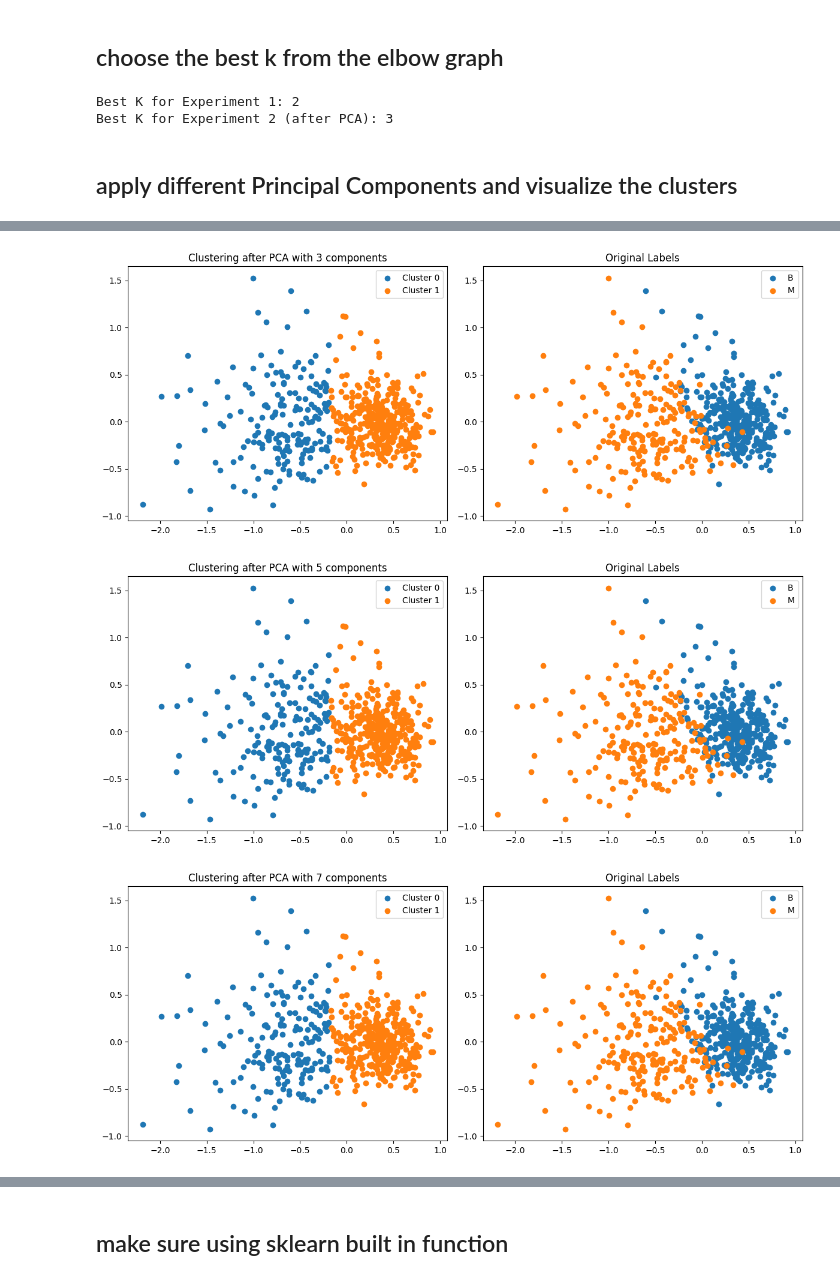
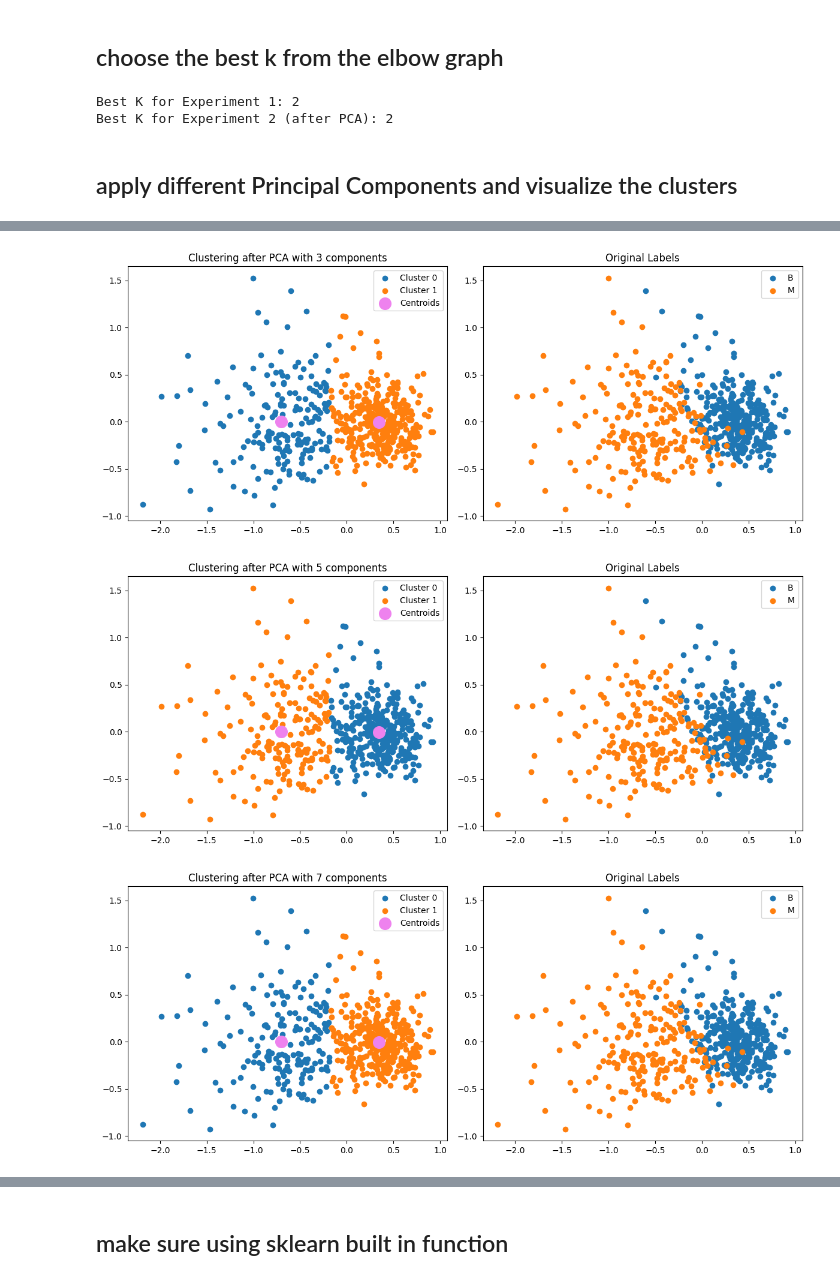
Before and after one commit to Tahker-w-tadmeer/intro_to_ml, a Jupyter notebook: ass 4-PCA and Kmeans/breast_cancer.ipynb, the cells around one changed output, grey strips where cells are left out. Drawn from its saved outputs; the diff is of its cells as text; code cells hidden in the pictures.

```diff
--- a/ass 4-PCA and Kmeans/breast_cancer.ipynb
+++ b/ass 4-PCA and Kmeans/breast_cancer.ipynb
@@ -195,6 +206,8 @@ pca.fit(X_std)
 X_pca = pca.transform(X_std)
 kmeans = KMeans_me(k=2)
 labels=kmeans.fit(X_pca)
+centroids=kmeans.centroids
 plt.scatter(X_pca[:, 0], X_pca[:, 1], c=labels)
+plt.scatter(centroids[:, 0], centroids[:, 1], c='black', s=200, alpha=1)
 plt.show()
 # %% [output]
@@ -241,13 +254,13 @@ plt.show()
 ## choose the best k from the elbow graph
 # %%
 best_k_exp1 = 2
-best_k_exp2 = 3
+best_k_exp2 = 2
 
 print(f"Best K for Experiment 1: {best_k_exp1}")
 print(f"Best K for Experiment 2 (after PCA): {best_k_exp2}")
 # %% [output]
 Best K for Experiment 1: 2
-Best K for Experiment 2 (after PCA): 3
+Best K for Experiment 2 (after PCA): 2
 # %% [markdown]
 ## apply different  Principal Components and visualize the clusters
 # %%
@@ -261,6 +274,7 @@ for num_components in num_components_list:
     # Apply KMeans
     kmeans = KMeans_me(k=best_k_exp1)
     labels = kmeans.fit(X_pca)
+    centroids = kmeans.centroids
 
     # Visualization - Compare with original labels
     fig, axs = plt.subplots(1, 2, figsize=(12, 5))
@@ -269,6 +283,8 @@ for num_components in num_components_list:
     for i in range(best_k_exp1):
         cluster_points = X_pca[np.where(labels == i)]
         axs[0].scatter(cluster_points[:, 0], cluster_points[:, 1], label=f'Cluster {i}')
+    axs[0].scatter(centroids[:, 0], centroids[:, 1], c='violet', s=200, alpha=1, label='Centroids')
+
     axs[0].set_title(f'Clustering after PCA with {num_components} components')
     axs[0].legend()
 
@@ -286,3 +302,3 @@ for num_components in num_components_list:
-[figure, old version]
+[figure, new version]
-[figure, old version]
+[figure, new version]
-[figure, old version]
+[figure, new version]
```
Also changed, not shown: parts of 9 cells of this notebook.
